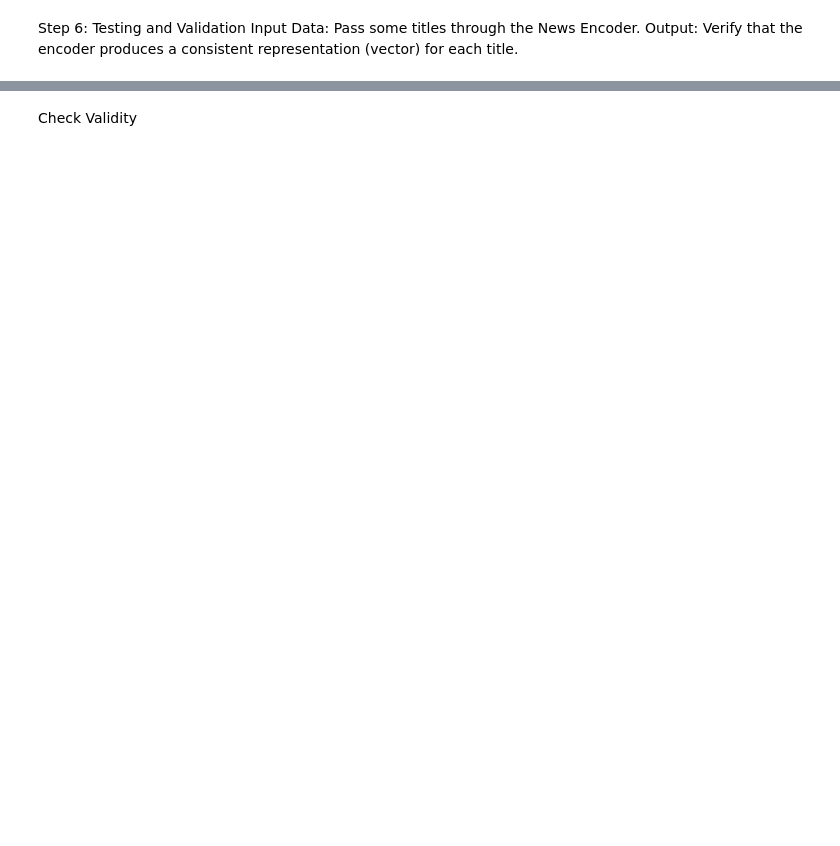
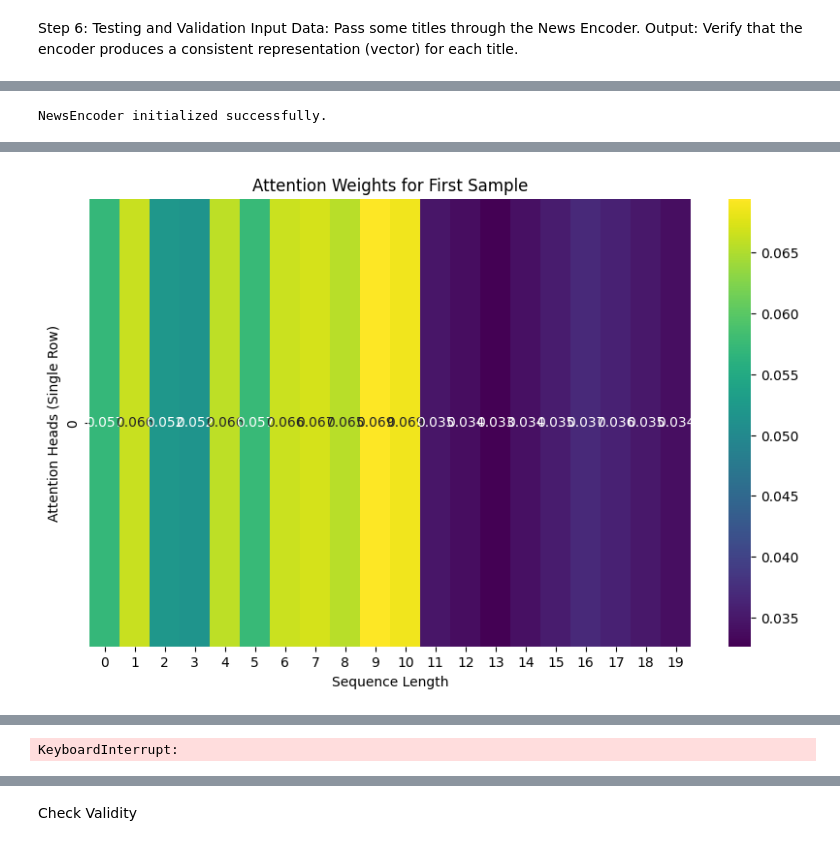
Before and after one commit to Lydia273/Deep-learning_final_project, a Jupyter notebook: news_encoder.ipynb, the cells around one changed output, grey strips where cells are left out. Saved outputs shown, nothing was run; the diff lists cells and outputs as text; code cells hidden in the pictures; blank space fills up the shorter version.

```diff
--- a/news_encoder.ipynb
+++ b/news_encoder.ipynb
@@ -387,0 +469,77 @@ Output: Verify that the encoder produces a consistent representation (vector) fo
+# %%
+embedding_matrix = glove_vectors  # Replace with your embedding matrix
+embed_dim = embedding_matrix.size(1)  # Dimension of embeddings
+num_heads = 15  # Number of attention heads
+query_dim = 200  # Additive attention query vector dimension
+dropout = 0.2  # Dropout rate
+
+# Initialize UserEncoder
+user_encoder = NewsEncoder(
+    embedding_matrix=embedding_matrix,
+    embed_dim=embed_dim,
+    num_heads=num_heads,
+    query_dim=query_dim,
+    dropout=dropout,
+)
+
+print("NewsEncoder initialized successfully.")
+# %% [output]
+NewsEncoder initialized successfully.
+# %%
+import matplotlib.pyplot as plt
+import seaborn as sns
+import torch
+from torch.utils.data import DataLoader, TensorDataset
+
+# Assuming train_data is your tokenized and padded dataset
+batch_size = 64  # Batch size
+epochs = 20  # Number of epochs
+
+# Create DataLoader
+train_loader = DataLoader(TensorDataset(train_data), batch_size=batch_size, shuffle=True)
+
+# Loss function and optimizer
+criterion = nn.MSELoss()  # Replace this if needed for unsupervised learning
+optimizer = torch.optim.Adam(user_encoder.parameters(), lr=1e-3)
+
+# Training loop
+for epoch in range(epochs):
+    user_encoder.train()  # Set the model to training mode
+    total_loss = 0
+
+    for batch_idx, batch in enumerate(train_loader):
+        optimizer.zero_grad()
+        inputs = batch[0].to(torch.long)  # Ensure inputs are LongTensor
+        representations, attention_weights = user_encoder(inputs)
+
+        # Compute loss (reconstruction, contrastive, etc.)
+        loss = criterion(representations, user_encoder.word_embeddings(inputs).mean(dim=1))  # Example reconstruction task
+        loss.backward()
+        optimizer.step()
+
+        # Accumulate loss
+        total_loss += loss.item()
+
+        # Print batch progress
+        print(
+            f"Epoch {epoch + 1}/{epochs} - Batch {batch_idx + 1}/{len(train_loader)}, "
+            f"Loss: {loss.item():.4f}"
+        )
+
+        # Visualize attention map for the first batch
+        if batch_idx == 0 and epoch == 0:
+            # Reshape the attention weights for visualization
+            reshaped_weights = attention_weights[0].unsqueeze(0)  # Shape: (1, 20)
+
+            # Plot the heatmap
+            plt.figure(figsize=(10, 6))
+            sns.heatmap(reshaped_weights.cpu().detach().numpy(), cmap="viridis", annot=True)
+            plt.title("Attention Weights for First Sample")
+            plt.xlabel("Sequence Length")
+            plt.ylabel("Attention Heads (Single Row)")
+            plt.show()
+
+
+    # Print epoch loss
+    print(f"Epoch {epoch + 1}/{epochs}, Average Loss: {total_loss / len(train_loader):.4f}")
+# %% [output]
@@ -387,0 +547 @@ Output: Verify that the encoder produces a consistent representation (vector) fo
+[figure, added]
@@ -387,0 +565 @@ Output: Verify that the encoder produces a consistent representation (vector) fo
+KeyboardInterrupt:
```
Also changed, not shown: parts of 65 cells of this notebook.
